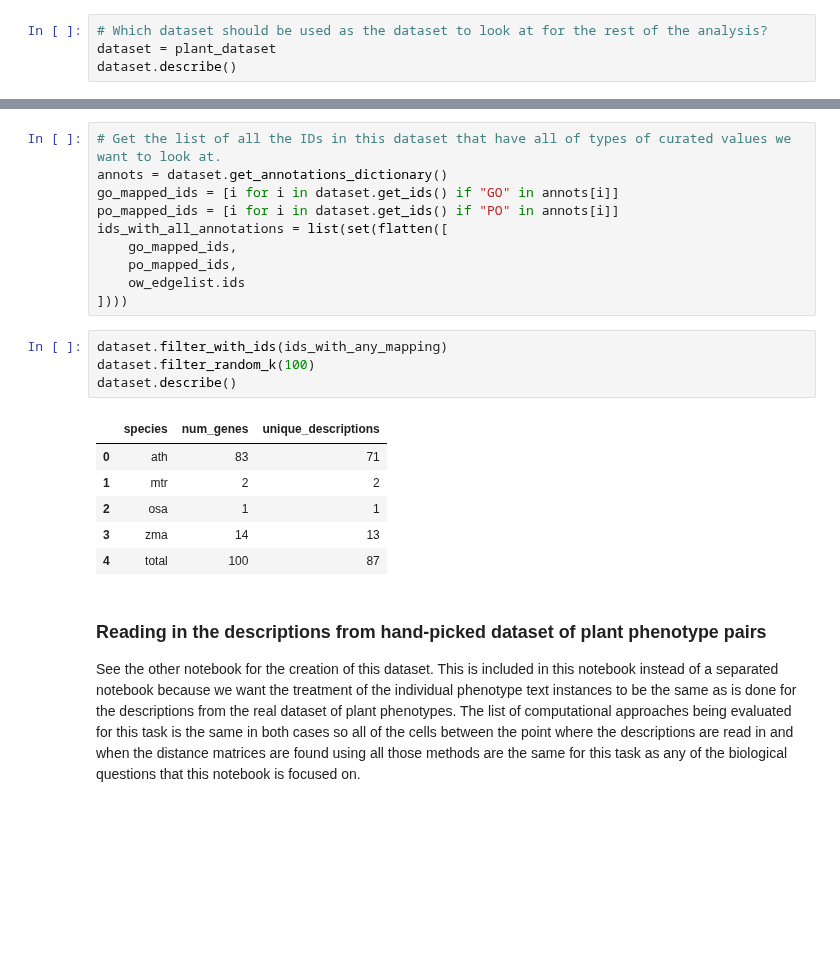
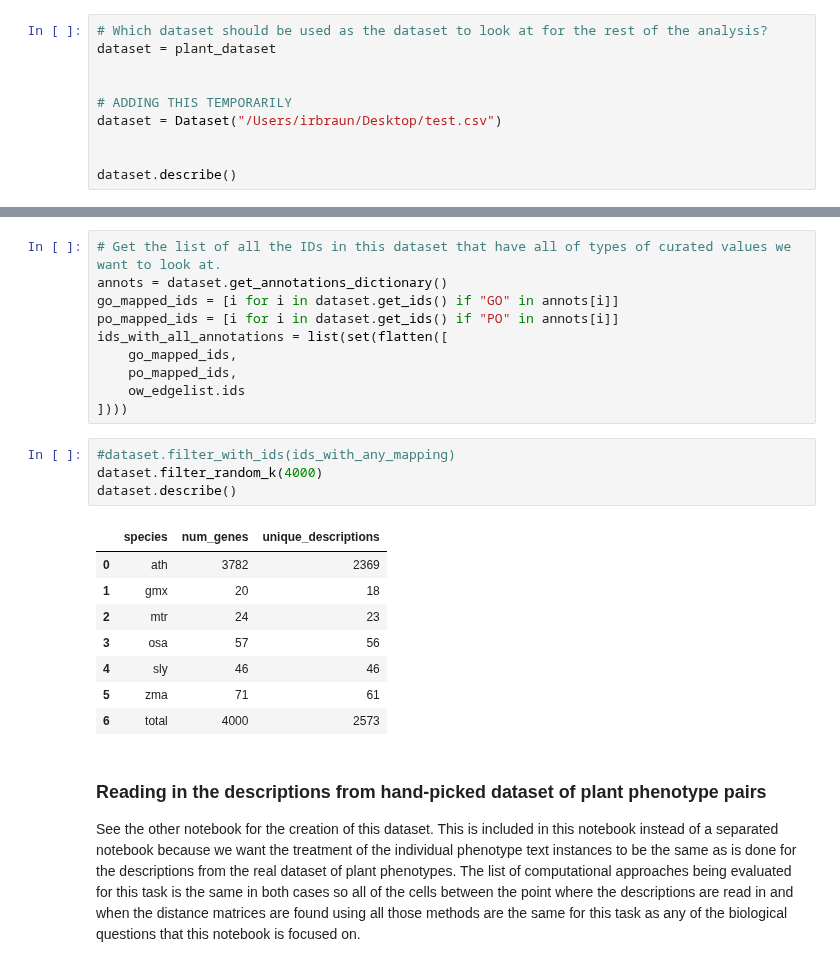
Before and after one commit to irbraun/plant-phenotypes-nlp, a Jupyter notebook: notebooks/Analysis.ipynb, the cells around one changed output, grey strips where cells are left out. Drawn from its saved outputs; the diff is of its cells as text; blank space fills up the shorter version.

```diff
--- a/notebooks/Analysis.ipynb
+++ b/notebooks/Analysis.ipynb
@@ -241,6 +239,12 @@ plant_dataset.describe()
 # %%
 # Which dataset should be used as the dataset to look at for the rest of the analysis?
 dataset = plant_dataset
+
+
+# ADDING THIS TEMPORARILY
+dataset = Dataset("/Users/irbraun/Desktop/test.csv")
+
+
 dataset.describe()
 # %% [output]
 |  | species | num_genes | unique_descriptions |
@@ -494,16 +412,18 @@ ids_with_all_annotations = list(set(flatten([
     ow_edgelist.ids
 ])))
 # %%
-dataset.filter_with_ids(ids_with_any_mapping)
-dataset.filter_random_k(100)
+#dataset.filter_with_ids(ids_with_any_mapping)
+dataset.filter_random_k(4000)
 dataset.describe()
 # %% [output]
 |  | species | num_genes | unique_descriptions |
-| 0 | ath | 83 | 71 |
-| 1 | mtr | 2 | 2 |
-| 2 | osa | 1 | 1 |
-| 3 | zma | 14 | 13 |
-| 4 | total | 100 | 87 |
+| 0 | ath | 3782 | 2369 |
+| 1 | gmx | 20 | 18 |
+| 2 | mtr | 24 | 23 |
+| 3 | osa | 57 | 56 |
+| 4 | sly | 46 | 46 |
+| 5 | zma | 71 | 61 |
+| 6 | total | 4000 | 2573 |
 # %% [markdown]
 <a id="phenotype_pairs"></a>
 ### Reading in the descriptions from hand-picked dataset of plant phenotype pairs
```
Also changed, not shown: parts of 28 cells of this notebook, 1 other file.
